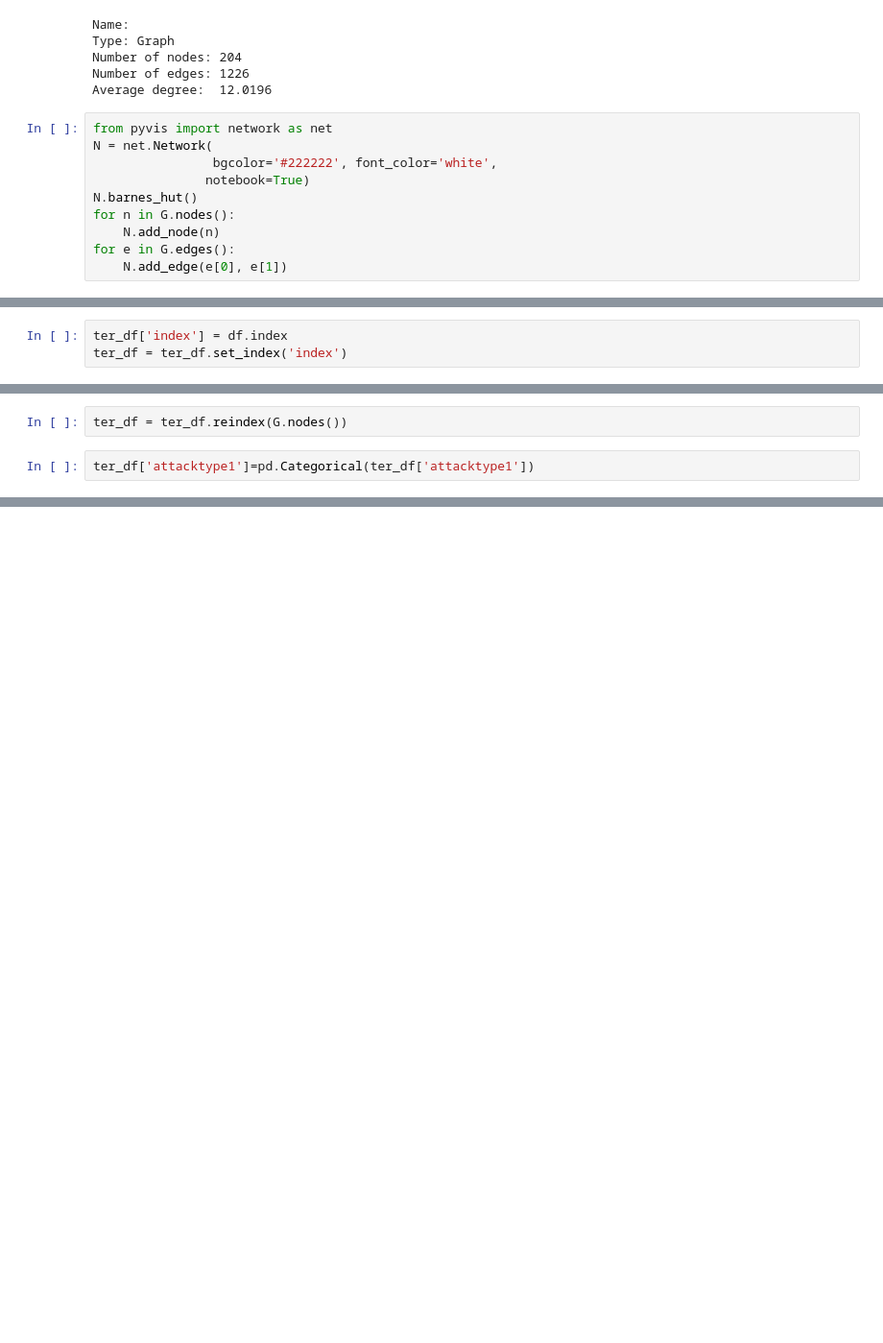
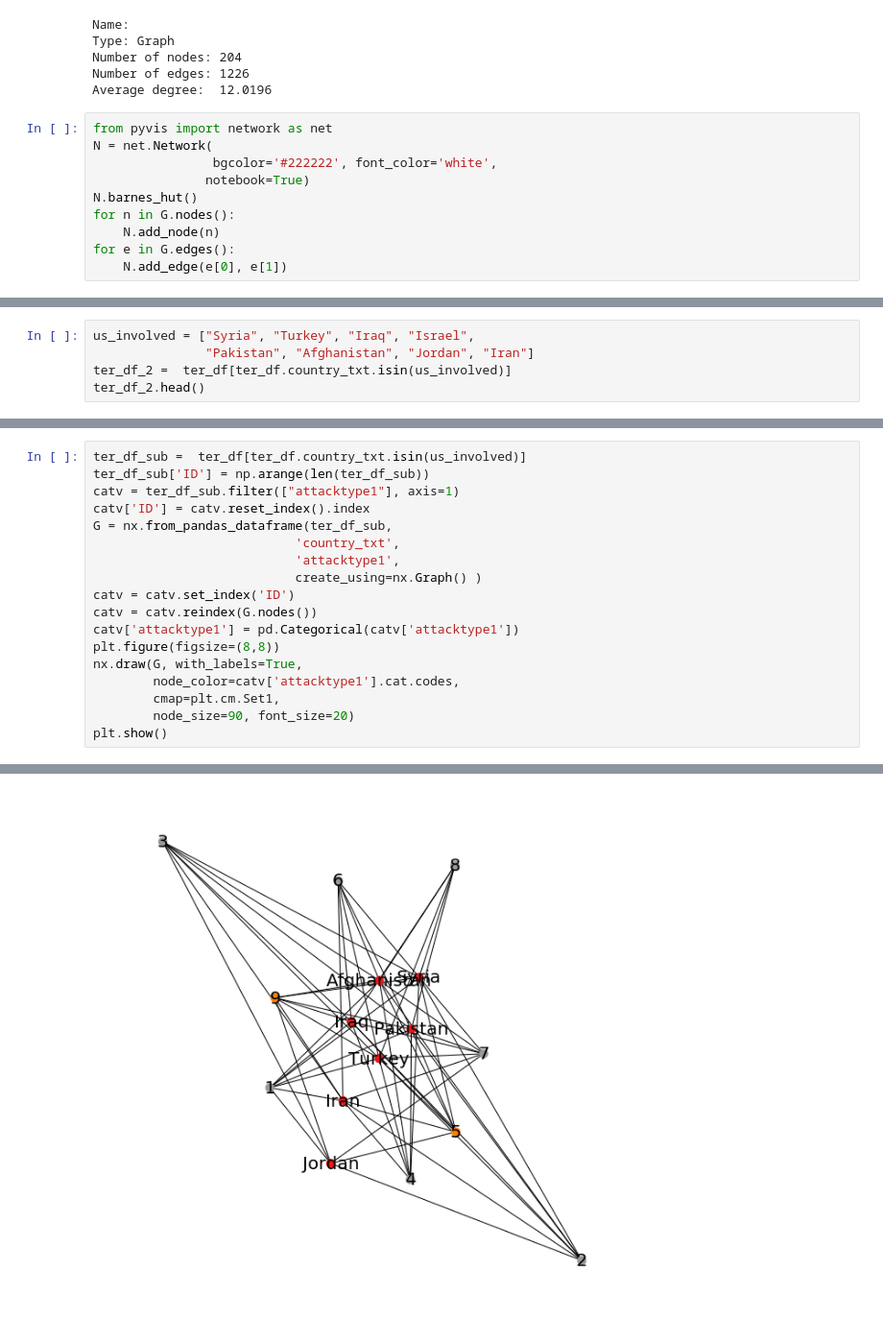
Before and after one commit to kelloggjohnd/Data620-Web_Analytics, a Jupyter notebook: Project 1/terror_EDA.ipynb, the cells around one changed output, grey strips where cells are left out. Shown at 96% size. Saved outputs shown, nothing was run; the diff lists cells and outputs as text; blank space fills up the shorter version.

```diff
--- a/Project 1/terror_EDA.ipynb
+++ b/Project 1/terror_EDA.ipynb
@@ -50,0 +48,5 @@ ter_df_2 = df[["country_txt", "gname","attacktype1"]]
+# %%
+us_involved = ["Syria", "Turkey", "Iraq", "Israel",
+               "Pakistan", "Afghanistan", "Jordan", "Iran"]
+ter_df_2 =  ter_df[ter_df.country_txt.isin(us_involved)]
+ter_df_2.head()
@@ -65,3 +77,0 @@ N_2.show('test_2.html')
-# %%
-ter_df['index'] = df.index
-ter_df = ter_df.set_index('index')
@@ -84,4 +77,0 @@ ter_df.head()
-# %%
-ter_df = ter_df.reindex(G.nodes())
-# %%
-ter_df['attacktype1']=pd.Categorical(ter_df['attacktype1'])
@@ -107,0 +124,19 @@ nx.draw(G, with_labels=True, node_color=ter_df['attacktype1'].cat.codes, cmap=pl
+# %%
+ter_df_sub =  ter_df[ter_df.country_txt.isin(us_involved)]
+ter_df_sub['ID'] = np.arange(len(ter_df_sub))
+catv = ter_df_sub.filter(["attacktype1"], axis=1)
+catv['ID'] = catv.reset_index().index
+G = nx.from_pandas_dataframe(ter_df_sub,
+                           'country_txt',
+                           'attacktype1',
+                           create_using=nx.Graph() )
+catv = catv.set_index('ID')
+catv = catv.reindex(G.nodes())
+catv['attacktype1'] = pd.Categorical(catv['attacktype1'])
+plt.figure(figsize=(8,8))
+nx.draw(G, with_labels=True,
+        node_color=catv['attacktype1'].cat.codes,
+        cmap=plt.cm.Set1,
+        node_size=90, font_size=20)
+plt.show()
+# %% [output]
@@ -107,0 +154 @@ nx.draw(G, with_labels=True, node_color=ter_df['attacktype1'].cat.codes, cmap=pl
+[figure, added]
```
Also changed, not shown: parts of 15 cells of this notebook, 2 other files.
